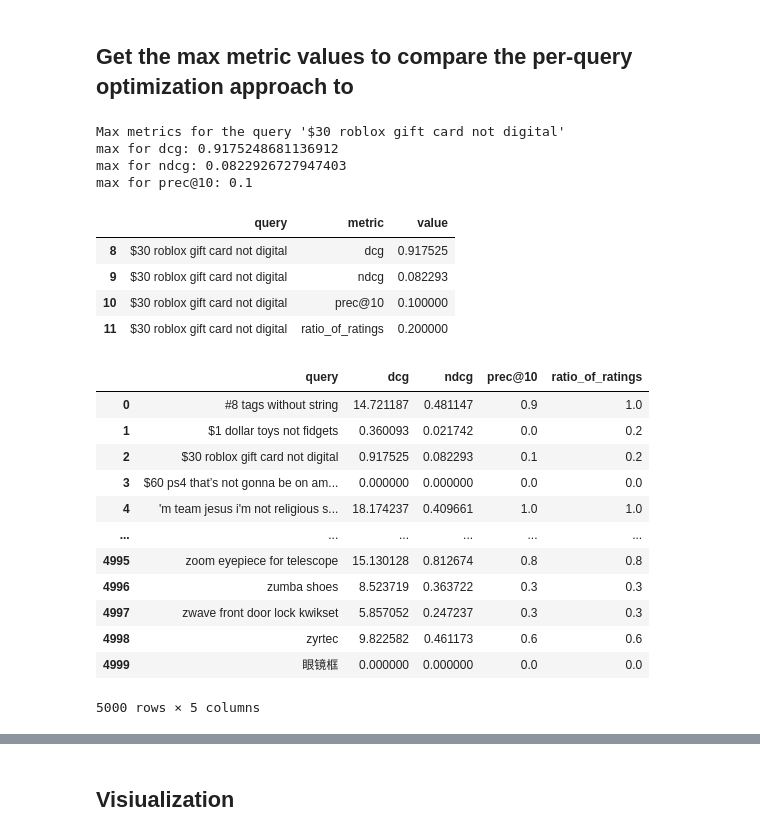
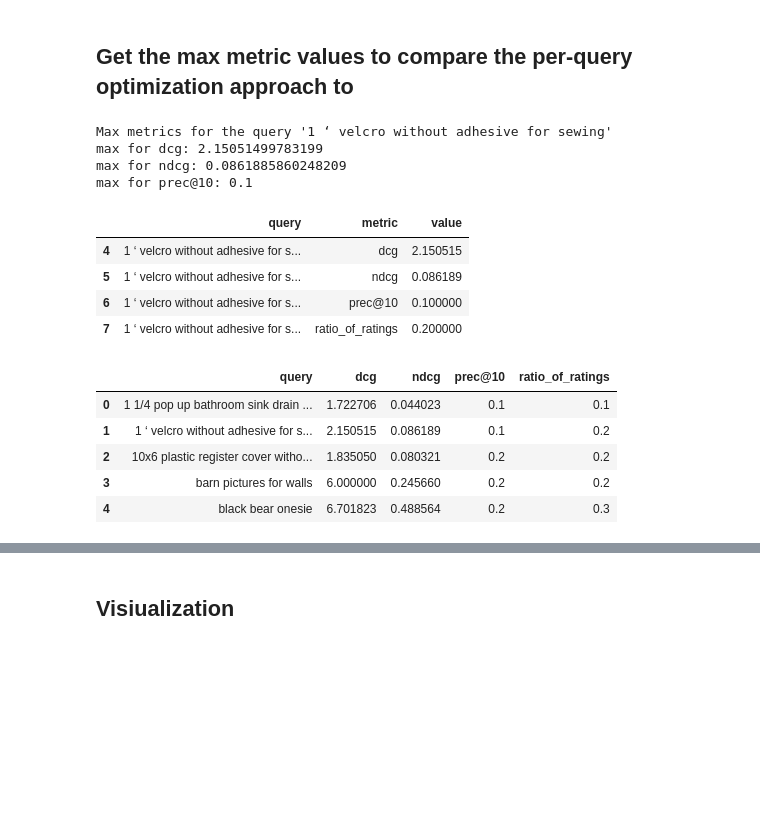
Before and after one commit to o19s/opensearch-hybrid-search-optimization, a Jupyter notebook: notebooks/8_Run_Queries_Dynamic_Optimizer.ipynb, the cells around one changed output, grey strips where cells are left out. Saved outputs shown, nothing was run; the diff lists cells and outputs as text; code cells hidden in the pictures; blank space fills up the shorter version.

```diff
--- a/notebooks/8_Run_Queries_Dynamic_Optimizer.ipynb
+++ b/notebooks/8_Run_Queries_Dynamic_Optimizer.ipynb
@@ -399,5 +404,5 @@ df_metrics_per_pipeline
 # %%
-df_global_optimization_metrics = pd.read_csv('../data/metrics_5000_queries-2024-11-04.csv')
+df_global_optimization_metrics = pd.read_csv('../data/metrics_query_test_small.csv')
 df_global_optimization_metrics.head(3)
 # %% [output]
 |  | query | pipeline | metric | value |
@@ -417,44 +422,38 @@ df_metrics_pivot.head(3)
 ## Get the max metric values to compare the per-query optimization approach to
 # %%
 metrics = ['dcg', 'ndcg', 'prec@10']
-print("Max metrics for the query \'$30 roblox gift card not digital\'")
+query = '1 ‘ velcro without adhesive for sewing'
+print(f"Max metrics for the query '{query}'")
 for metric in metrics:
-    max_value = df_global_optimization_metrics[(df_global_optimization_metrics['query'] == '$30 roblox gift card not digital') & (df_global_optimization_metrics['metric'] == metric)]['value'].max()
+    max_value = df_global_optimization_metrics[(df_global_optimization_metrics['query'] == query) & (df_global_optimization_metrics['metric'] == metric)]['value'].max()
     print(f"max for {metric}: {max_value}")
 # %% [output]
-Max metrics for the query '$30 roblox gift card not digital'
-max for dcg: 0.9175248681136912
-max for ndcg: 0.0822926727947403
+Max metrics for the query '1 ‘ velcro without adhesive for sewing'
+max for dcg: 2.15051499783199
+max for ndcg: 0.0861885860248209
 max for prec@10: 0.1
 # %%
 df_global_optimization_metrics_gr = df_global_optimization_metrics.groupby(by=['query', 'metric']).agg({
     'value': 'max'
 }).reset_index()
-df_global_optimization_metrics_gr[df_global_optimization_metrics_gr['query'] == '$30 roblox gift card not digital']
+df_global_optimization_metrics_gr[df_global_optimization_metrics_gr['query'] == query]
 # %% [output]
 |  | query | metric | value |
-| 8 | $30 roblox gift card not digital | dcg | 0.917525 |
-| 9 | $30 roblox gift card not digital | ndcg | 0.082293 |
-| 10 | $30 roblox gift card not digital | prec@10 | 0.100000 |
-| 11 | $30 roblox gift card not digital | ratio_of_ratings | 0.200000 |
+| 4 | 1 ‘ velcro without adhesive for s... | dcg | 2.150515 |
+| 5 | 1 ‘ velcro without adhesive for s... | ndcg | 0.086189 |
+| 6 | 1 ‘ velcro without adhesive for s... | prec@10 | 0.100000 |
+| 7 | 1 ‘ velcro without adhesive for s... | ratio_of_ratings | 0.200000 |
 # %%
 df_global_optimization_metrics_pivot = df_global_optimization_metrics_gr.pivot_table(index="query", columns=["metric"], values="value").reset_index()
 df_global_optimization_metrics_pivot.columns = ['query', 'dcg', 'ndcg', 'prec@10', 'ratio_of_ratings']
-df_global_optimization_metrics_pivot
+df_global_optimization_metrics_pivot.head(5)
 # %% [output]
 |  | query | dcg | ndcg | prec@10 | ratio_of_ratings |
-| 0 | #8 tags without string | 14.721187 | 0.481147 | 0.9 | 1.0 |
-| 1 | $1 dollar toys not fidgets | 0.360093 | 0.021742 | 0.0 | 0.2 |
-| 2 | $30 roblox gift card not digital | 0.917525 | 0.082293 | 0.1 | 0.2 |
-| 3 | $60 ps4 that’s not gonna be on am... | 0.000000 | 0.000000 | 0.0 | 0.0 |
-| 4 | 'm team jesus i'm not religious s... | 18.174237 | 0.409661 | 1.0 | 1.0 |
-| ... | ... | ... | ... | ... | ... |
-| 4995 | zoom eyepiece for telescope | 15.130128 | 0.812674 | 0.8 | 0.8 |
-| 4996 | zumba shoes | 8.523719 | 0.363722 | 0.3 | 0.3 |
-| 4997 | zwave front door lock kwikset | 5.857052 | 0.247237 | 0.3 | 0.3 |
-| 4998 | zyrtec | 9.822582 | 0.461173 | 0.6 | 0.6 |
-| 4999 | 眼镜框 | 0.000000 | 0.000000 | 0.0 | 0.0 |
+| 0 | 1 1/4 pop up bathroom sink drain ... | 1.722706 | 0.044023 | 0.1 | 0.1 |
+| 1 | 1 ‘ velcro without adhesive for s... | 2.150515 | 0.086189 | 0.1 | 0.2 |
+| 2 | 10x6 plastic register cover witho... | 1.835050 | 0.080321 | 0.2 | 0.2 |
+| 3 | barn pictures for walls | 6.000000 | 0.245660 | 0.2 | 0.2 |
+| 4 | black bear onesie | 6.701823 | 0.488564 | 0.2 | 0.3 |
-5000 rows × 5 columns
 # %%
 df_metrics_merged = df_metrics_pivot.merge(df_global_optimization_metrics_pivot, on='query', how='left')
 # %%
```
Also changed, not shown: parts of 40 cells of this notebook, 4 other files.
